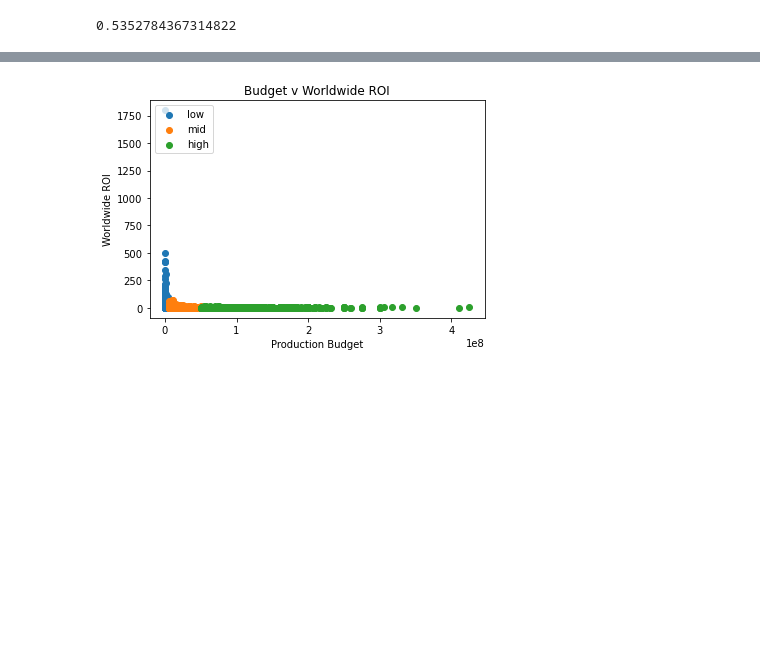
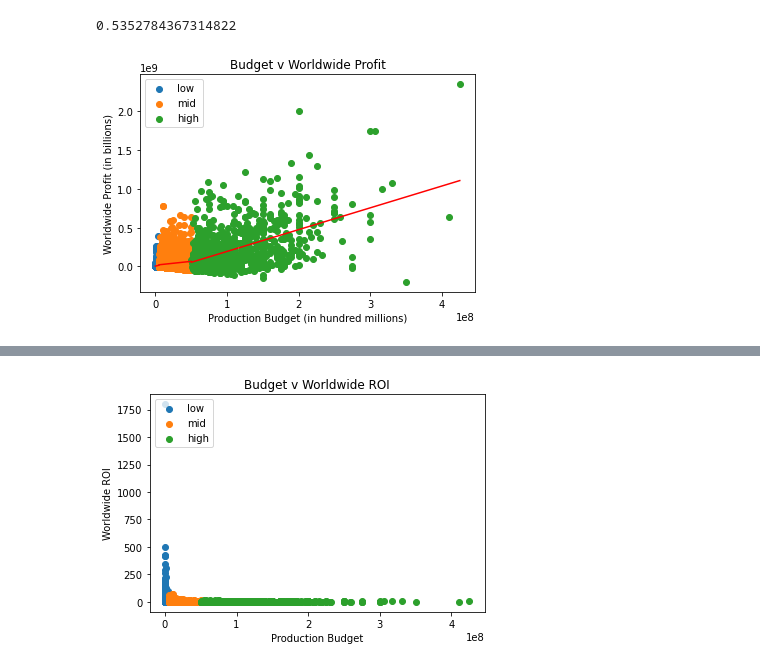
Before and after one commit to mitchallison2/Microsoft-Movie-Project, a Jupyter notebook: Matt's_Workbook.ipynb, the cells around one changed output, grey strips where cells are left out. Cells and saved outputs as stored; diff of their text form; code cells hidden in the pictures; blank space fills up the shorter version.

```diff
--- a/Matt's_Workbook.ipynb
+++ b/Matt's_Workbook.ipynb
@@ -621,6 +630,36 @@ plt.show()
 high_bucket['production_budget'].corr(high_bucket['worldwide_profit'])
 # %% [output]
 0.5352784367314822
+# %%
+#graph of budget vs profit for high bucket
+fig, ax = plt.subplots()
+
+ax.scatter(low_bucket['production_budget'], low_bucket['worldwide_profit'], label = 'low')
+ax.scatter(mid_bucket['production_budget'], mid_bucket['worldwide_profit'], label = 'mid')
+ax.scatter(high_bucket['production_budget'], high_bucket['worldwide_profit'], label = 'high')
+
+
+ax.set_xlabel('Production Budget (in hundred millions)')
+ax.set_ylabel('Worldwide Profit (in billions)')
+
+# Add a title for the plot
+ax.set_title('Budget v Worldwide Profit')
+
+x1 = low_bucket['production_budget']
+y1 = low_bucket['worldwide_profit']
+x2 = mid_bucket['production_budget']
+y2 = mid_bucket['worldwide_profit']
+x3 = high_bucket['production_budget']
+y3 = high_bucket['worldwide_profit']
+
+plt.plot(np.unique(x1), np.poly1d(np.polyfit(x1, y1, 1))(np.unique(x1)), color= 'red')
+plt.plot(np.unique(x2), np.poly1d(np.polyfit(x2, y2, 1))(np.unique(x2)), color= 'red')
+plt.plot(np.unique(x3), np.poly1d(np.polyfit(x3, y3, 1))(np.unique(x3)), color= 'red')
+
+plt.legend(loc='upper left')
+plt.show()
+# %% [output]
+[figure, added]
 # %%
 TheNumbers.loc[TheNumbers['production_budget'] > 300000000 ]
 # %% [output]
```
Also changed, not shown: parts of 18 cells of this notebook.
